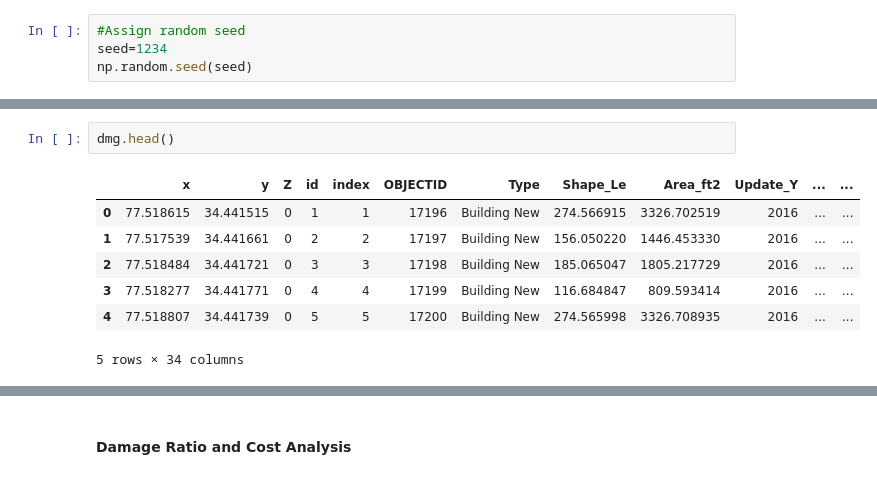
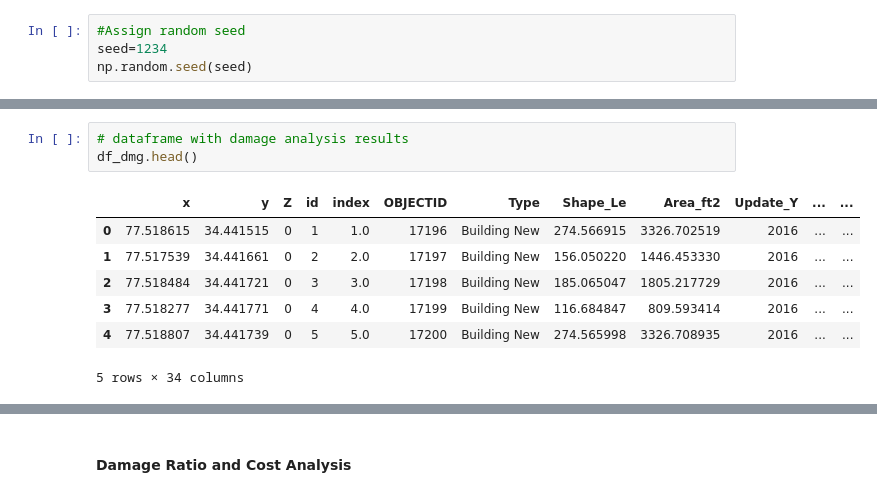
Before and after one commit to rxm562/SHRA, a Jupyter notebook: Scenario Hurricane Risk Analysis.ipynb, the cells around one changed output, grey strips where cells are left out. Cells and saved outputs as stored; diff of their text form.

```diff
--- a/Scenario Hurricane Risk Analysis.ipynb
+++ b/Scenario Hurricane Risk Analysis.ipynb
@@ -104,13 +108,14 @@ node.type.value_counts().shape[0]
 %run -i Damage_Simulation.py
-# %%
-dmg.head()
-# %% [output]
-|  | x | y | Z | id | index | OBJECTID | Type | Shape_Le | Area_ft2 | Update_Y | ... | ... |
-| 0 | 77.518615 | 34.441515 | 0 | 1 | 1 | 17196 | Building New | 274.566915 | 3326.702519 | 2016 | ... | ... |
-| 1 | 77.517539 | 34.441661 | 0 | 2 | 2 | 17197 | Building New | 156.050220 | 1446.453330 | 2016 | ... | ... |
-| 2 | 77.518484 | 34.441721 | 0 | 3 | 3 | 17198 | Building New | 185.065047 | 1805.217729 | 2016 | ... | ... |
-| 3 | 77.518277 | 34.441771 | 0 | 4 | 4 | 17199 | Building New | 116.684847 | 809.593414 | 2016 | ... | ... |
-| 4 | 77.518807 | 34.441739 | 0 | 5 | 5 | 17200 | Building New | 274.565998 | 3326.708935 | 2016 | ... | ... |
-5 rows × 34 columns
+# %%
+# dataframe with damage analysis results
+df_dmg.head()
+# %% [output]
+|  | x | y | Z | id | index | OBJECTID | Type | Shape_Le | Area_ft2 | Update_Y | ... | ... |
+| 0 | 77.518615 | 34.441515 | 0 | 1 | 1.0 | 17196 | Building New | 274.566915 | 3326.702519 | 2016 | ... | ... |
+| 1 | 77.517539 | 34.441661 | 0 | 2 | 2.0 | 17197 | Building New | 156.050220 | 1446.453330 | 2016 | ... | ... |
+| 2 | 77.518484 | 34.441721 | 0 | 3 | 3.0 | 17198 | Building New | 185.065047 | 1805.217729 | 2016 | ... | ... |
+| 3 | 77.518277 | 34.441771 | 0 | 4 | 4.0 | 17199 | Building New | 116.684847 | 809.593414 | 2016 | ... | ... |
+| 4 | 77.518807 | 34.441739 | 0 | 5 | 5.0 | 17200 | Building New | 274.565998 | 3326.708935 | 2016 | ... | ... |
+5 rows × 34 columns
 # %%
 #Plotting Damage States
```
Also changed, not shown: parts of 43 cells of this notebook, 4 other files.
